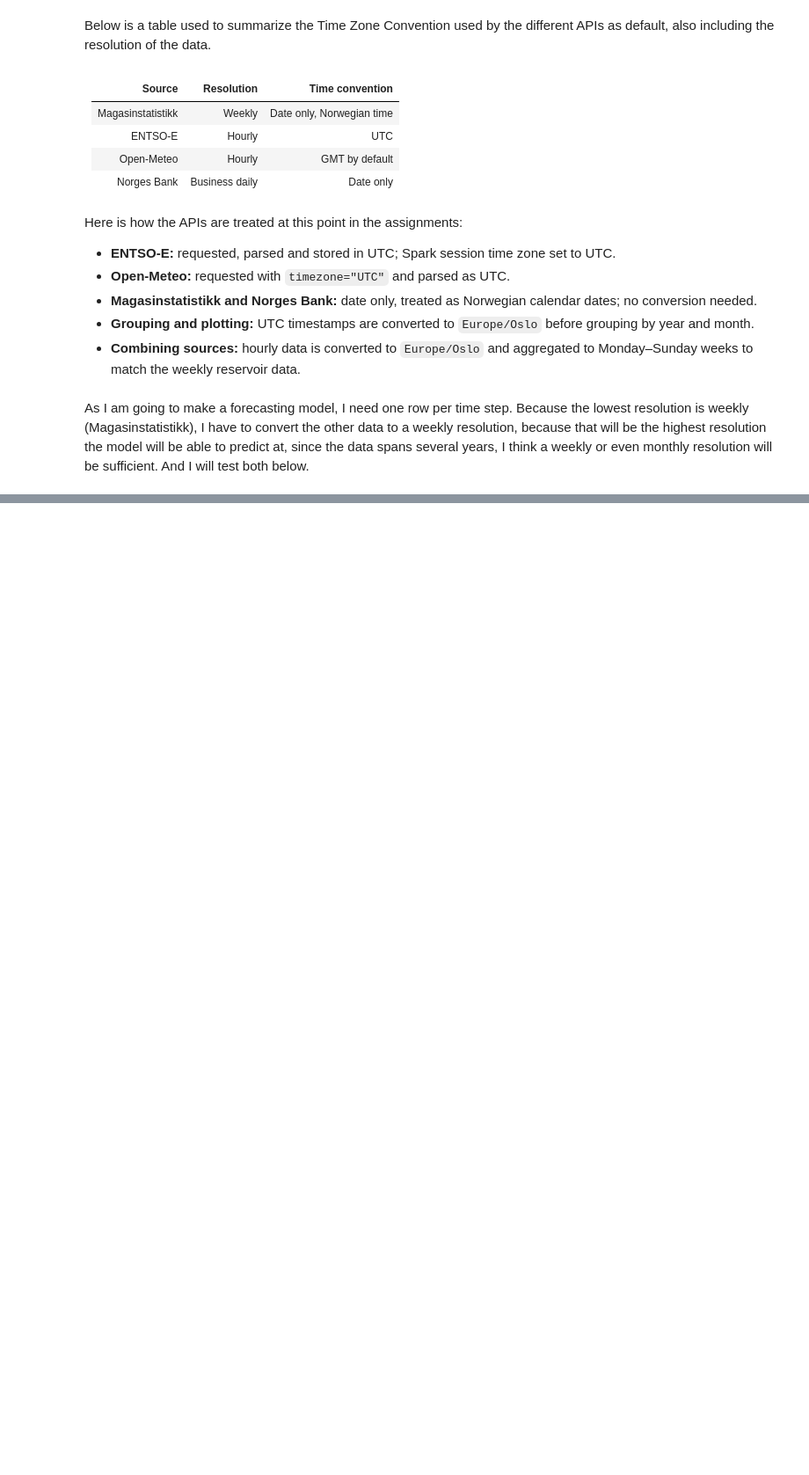
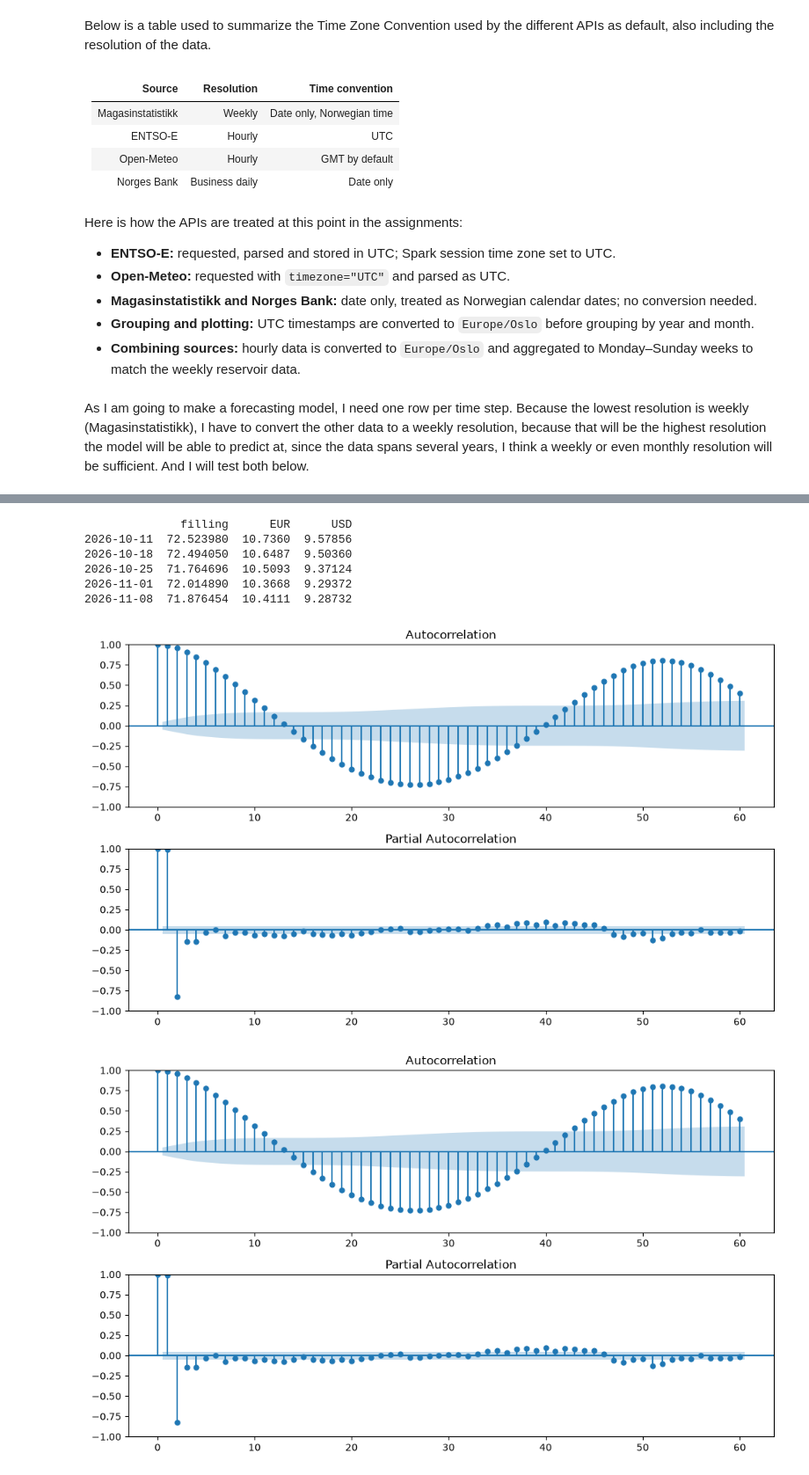
Before and after one commit to MagnusFrantsen/IND320-MagnusFrantsen, a Jupyter notebook: Notebooks/Assignment 4.ipynb, the cells around one changed output, grey strips where cells are left out. Shown at 88% size. Saved outputs shown, nothing was run; the diff lists cells and outputs as text; code cells hidden in the pictures; blank space fills up the shorter version.

```diff
--- a/Notebooks/Assignment 4.ipynb
+++ b/Notebooks/Assignment 4.ipynb
@@ -129,0 +170,18 @@ As I am going to make a forecasting model, I need one row per time step. Because
+# %%
+# Hourly weather already stored in the repository (UTC timestamps)
+weather = pd.read_csv("../data/NO3_2024_hourly.csv", parse_dates=["time"]).set_index("time")
+weather_weekly = to_nve_weeks(weather)
+
+# Reservoir dates from the API, limited to the same year as the weather file
+URL_MAGASIN = "https://biapi.nve.no/magasinstatistikk/api/Magasinstatistikk/HentOffentligData"
+magasin = pd.DataFrame(requests.get(URL_MAGASIN, timeout=15).json())
+magasin["dato_Id"] = pd.to_datetime(magasin["dato_Id"])
+
+# Check 1: reservoir dates should all be Sundays
+print(magasin["dato_Id"].dt.day_name().value_counts())
+
+# Check 2: weekly labels with no matching reservoir date (should be an empty list)
+print(list(weather_weekly.index.difference(magasin["dato_Id"])))
+
+# Check 3: hours per week (168, plus 167/169 at the clock changes and short edge weeks)
+print(to_nve_weeks(weather["temperature_2m"], "count").value_counts())
@@ -129,0 +253,9 @@ As I am going to make a forecasting model, I need one row per time step. Because
+# %%
+# Renaming the reservoir columns to the same English names as in the earlier assignments
+magasin.columns = ['Date', 'area_type', 'area_nr', 'iso_year', 'iso_week',
+                   'res_level', 'capacity_TWh', 'res_level_TWh',
+                   'next_publish_date', 'prev_res_level', 'change_res_level']
+
+# Weekly filling in percent for one region (EL 3 = price area NO3)
+filling = filling_series(magasin, omr_type="EL", omr_nr=3)
+print(filling.tail())
@@ -129,0 +270,26 @@ As I am going to make a forecasting model, I need one row per time step. Because
+# %%
+# One row per week: the filling (target) plus the weekly exchange rates.
+# join="inner" keeps only weeks that exist in both, so the unpublished week is dropped
+weekly = pd.concat([filling.rename("filling"), exchange_rates_weekly], axis=1, join="inner")
+print(weekly.tail())
+# %% [output]
+              filling      EUR      USD
+2026-10-11  72.523980  10.7360  9.57856
+2026-10-18  72.494050  10.6487  9.50360
+2026-10-25  71.764696  10.5093  9.37124
+2026-11-01  72.014890  10.3668  9.29372
+2026-11-08  71.876454  10.4111  9.28732
+# %%
+import statsmodels.api as sm
+import matplotlib.pyplot as plt
+
+# Autocorrelation (top) and partial autocorrelation (bottom) of the weekly filling.
+# 60 lags so the yearly lag at 52 weeks is visible
+fig, axes = plt.subplots(2, 1, figsize=(10, 6))
+sm.graphics.tsa.plot_acf(filling, lags=60, ax=axes[0])
+sm.graphics.tsa.plot_pacf(filling, lags=60, ax=axes[1])
+plt.tight_layout()
+plt.show()
+# %% [output]
+[figure, added]
+[figure, added]
```
Also changed, not shown: parts of 22 cells of this notebook, 1 other file.
